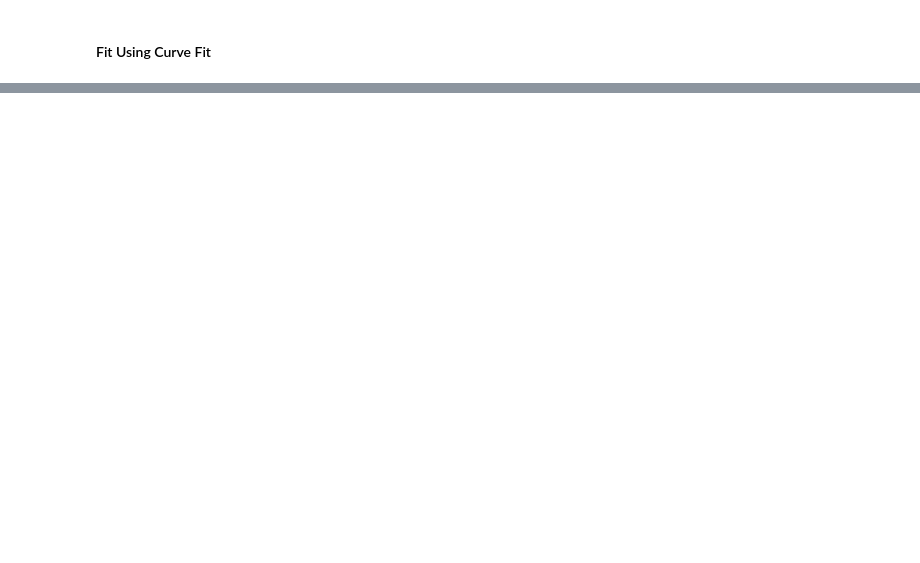
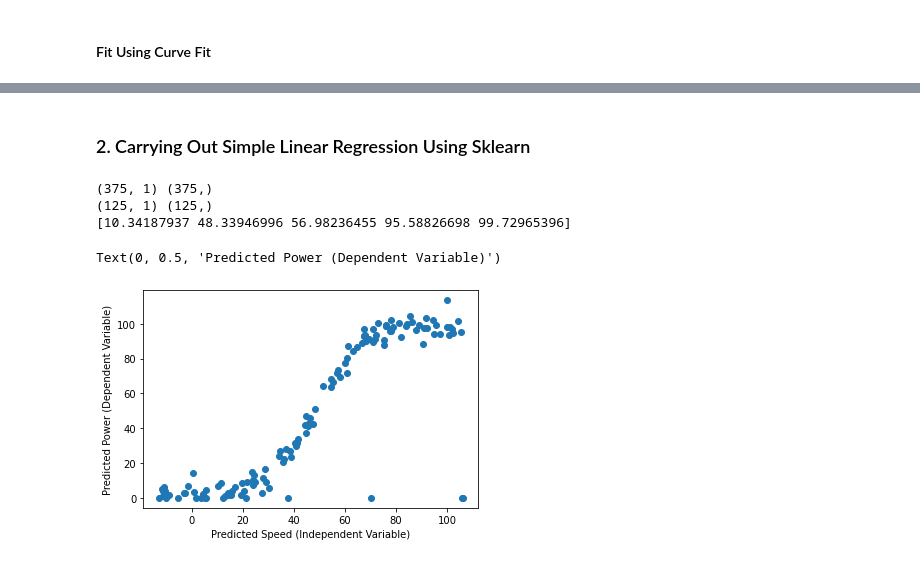
Before and after one commit to PJFinnerty/Project-2020-52446, a Jupyter notebook: Project-2020-PeterFinnerty.ipynb, the cells around one changed output, grey strips where cells are left out. Drawn from its saved outputs; the diff is of its cells as text; code cells hidden in the pictures; blank space fills up the shorter version.

Commit message:
Edited Project file. Tidied up code for Sklearn Linear Regression section. Added scatter plot of test data and training data.

```diff
--- a/Project-2020-PeterFinnerty.ipynb
+++ b/Project-2020-PeterFinnerty.ipynb
@@ -490,0 +464,2 @@ plt.show()
+# %% [markdown]
+### 2. Carrying Out Simple Linear Regression Using Sklearn
@@ -490,0 +482,47 @@ plt.show()
+# %%
+df = pd.DataFrame(pd.read_csv("powerproduction.txt") )
+
+# Reshape both columns to be 2D and name as x/y
+x = df["speed"]
+x = x.values.reshape(500, 1)
+
+y = df["power"]
+y = y.values
+
+#Split the dataset into Training set and Test Set, set test_size to
+# 2.5: train is 75% the size of the ful dataset and test is 25% the
+# size of full dataset
+x_train, x_test, y_train, y_test = train_test_split(x, y,
+                                    test_size= 0.25, random_state=0)
+
+# Create model variable, set to LinearRegression() function
+# Use .fit() to adust weight of x and y data
+model = LinearRegression()
+model.fit(x, y)
+
+# Print the 2 train and 2 test arrays to screen
+print(x_train.shape, y_train.shape)
+print(x_test.shape, y_test.shape)
+
+# Set model function
+# Train x and y training arrays
+model = LinearRegression().fit(x_train, y_train)
+
+# Use the trained model to predict tests
+y_predict = model.predict(x_test)
+
+# Print first 5 rows of x_test predicted data
+print(y_predict[0:5])
+
+# Create a scatterplot graphing predictions against true data
+plt.scatter(y_predict, y_test)
+#plt.scatter(x, y)
+#plt.plot(x_test, prediction1, 'r')
+plt.xlabel("Predicted Speed (Independent Variable)")
+plt.ylabel("Predicted Power (Dependent Variable)")
+# %% [output]
+(375, 1) (375,)
+(125, 1) (125,)
+[10.34187937 48.33946996 56.98236455 95.58826698 99.72965396]
+Text(0, 0.5, 'Predicted Power (Dependent Variable)')
+[figure, added]
```
Also changed, not shown: parts of 48 cells of this notebook, 4 other files.
